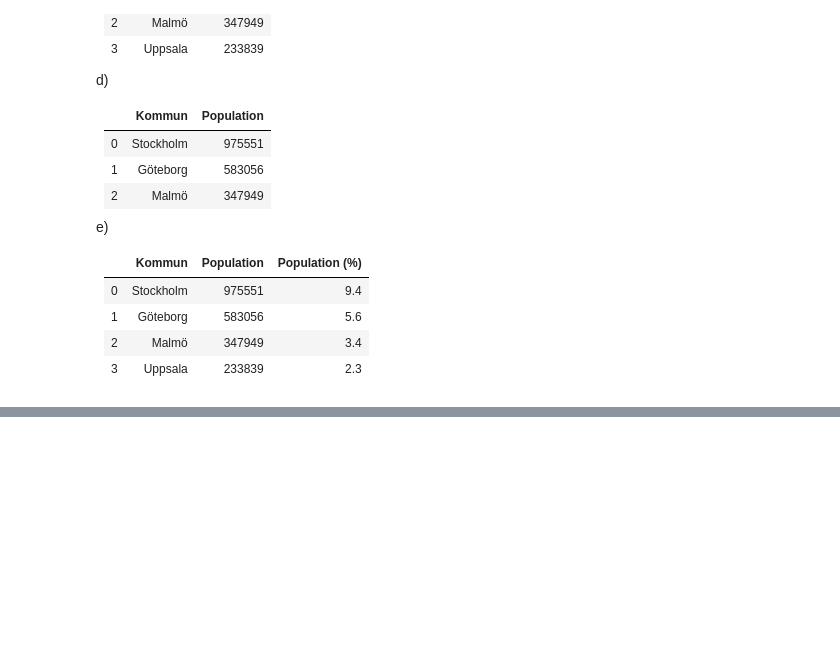
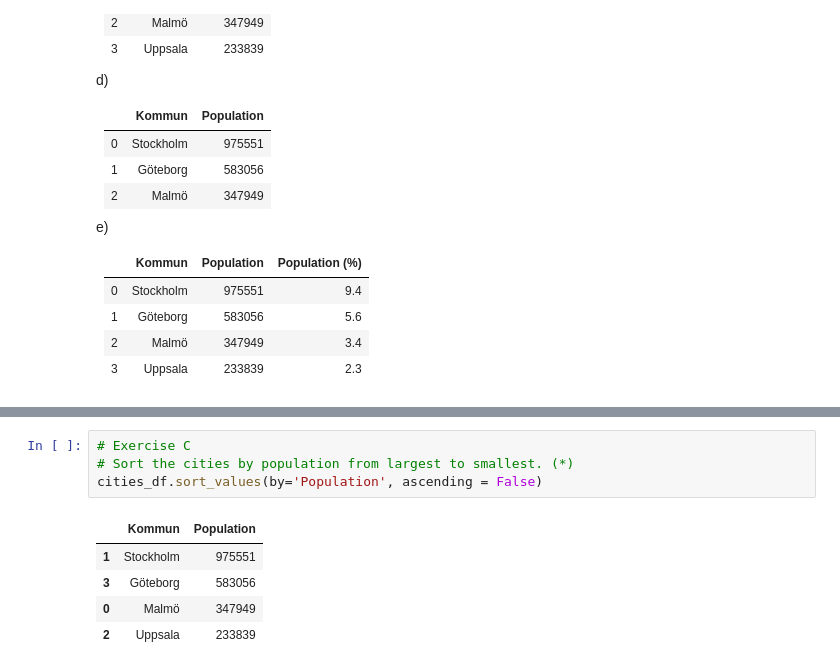
Before and after one commit to lisamariahertz-cpu/Databehandling-AI25, a Jupyter notebook: exercises/E1_pandas_basic_syntax.ipynb, the cells around one changed output, grey strips where cells are left out. Cells and saved outputs as stored; diff of their text form; folded sections open; blank space fills up the shorter version.

```diff
--- a/exercises/E1_pandas_basic_syntax.ipynb
+++ b/exercises/E1_pandas_basic_syntax.ipynb
@@ -90,0 +136,10 @@ e)
+# %%
+# Exercise C
+# Sort the cities by population from largest to smallest. (*)
+cities_df.sort_values(by='Population', ascending = False)
+# %% [output]
+|  | Kommun | Population |
+| 1 | Stockholm | 975551 |
+| 3 | Göteborg | 583056 |
+| 0 | Malmö | 347949 |
+| 2 | Uppsala | 233839 |
```
Also changed, not shown: parts of 6 cells of this notebook, 1 other file.
